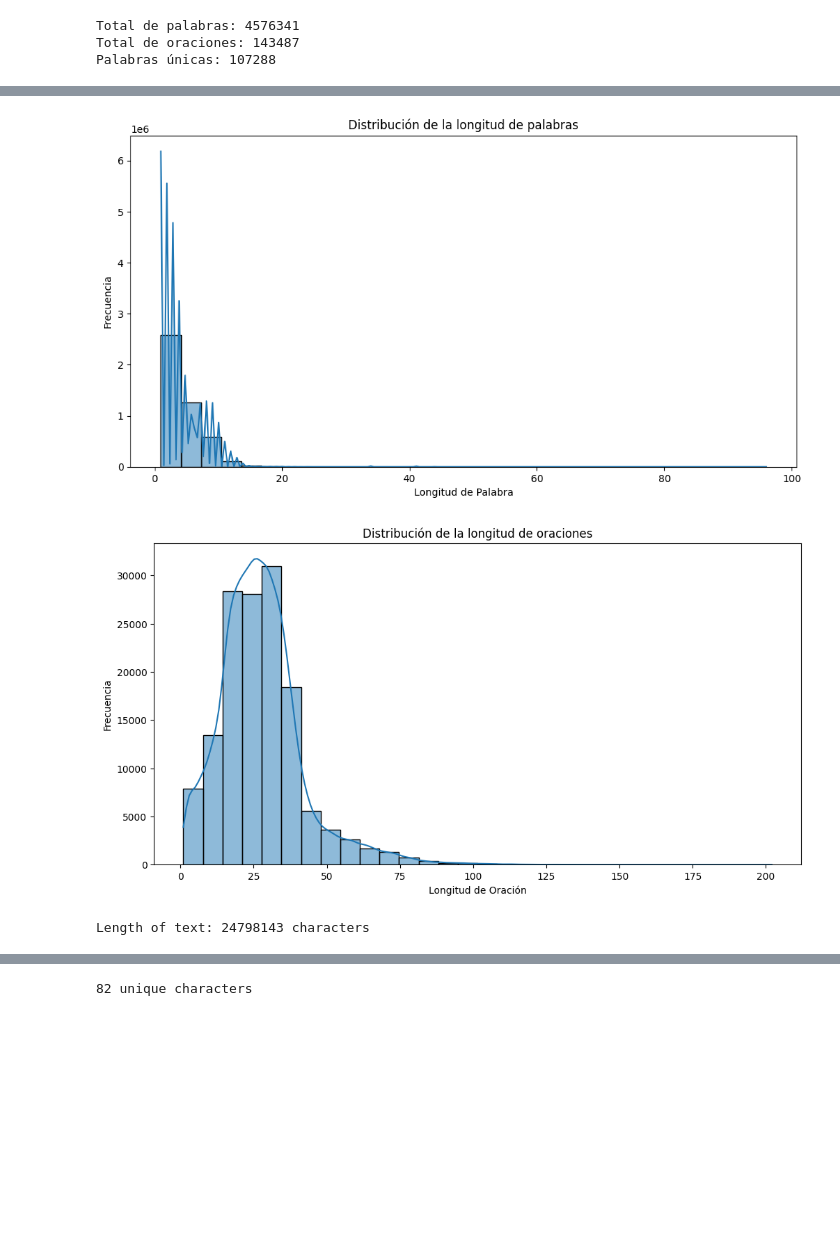
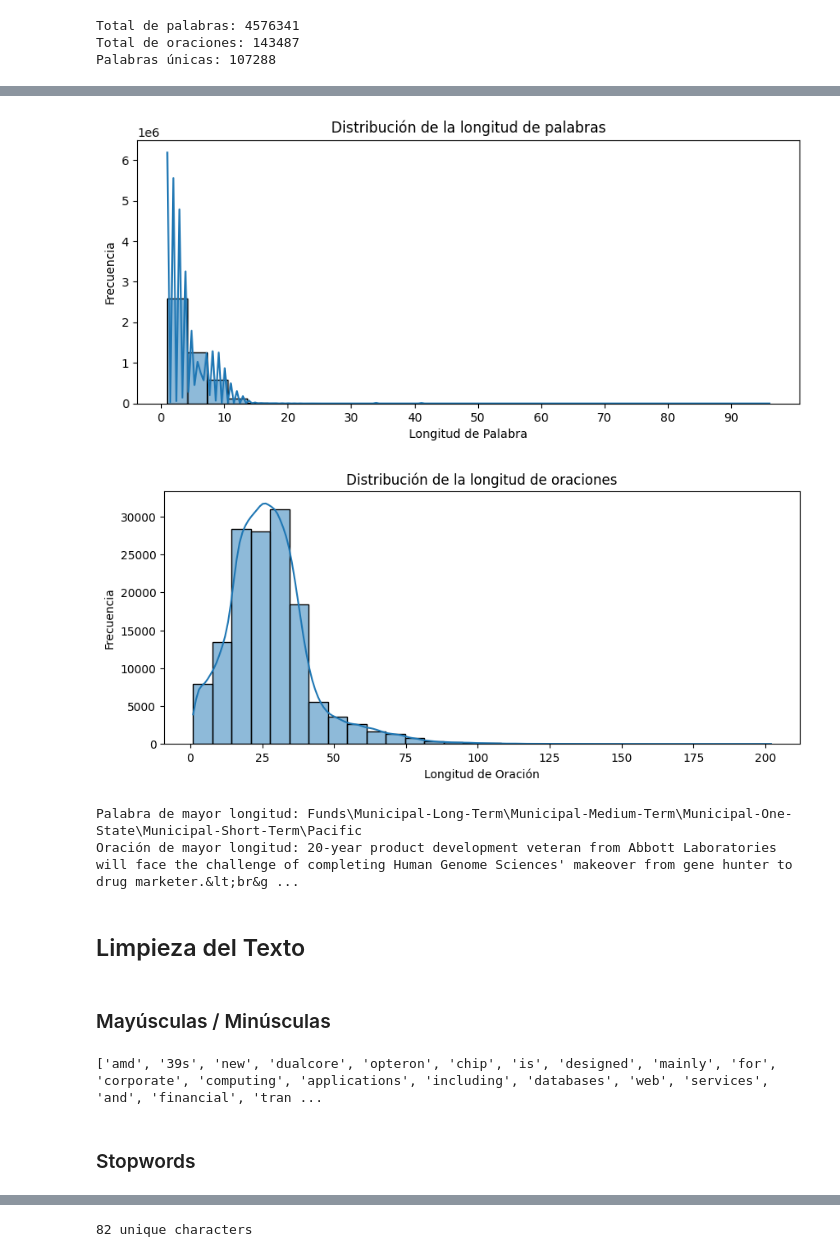
Before and after one commit to MiguelMussi/AAII_TP2, a Jupyter notebook: Problema_2.ipynb, the cells around one changed output, grey strips where cells are left out. Cells and saved outputs as stored; diff of their text form; code cells hidden in the pictures; blank space fills up the shorter version.

```diff
--- a/Problema_2.ipynb
+++ b/Problema_2.ipynb
@@ -118,10 +156,10 @@ label:  0
 # %%
 # Función para extraer el texto del dataset
 def extract_text(data):
-    text = ''
+    texts = []
     for article, _ in data:
-        text += article.numpy().decode('utf-8') + ' '
-    return text
+        texts.append(article.numpy().decode('utf-8'))
+    return ' '.join(texts)
 
 # Extraer el texto de los conjuntos de entrenamiento y prueba
 train_text = extract_text(train_ds)
@@ -129,6 +167,3 @@ test_text = extract_text(val_ds)
 
 # Unir todos los textos en uno solo
 text = train_text + test_text
-
-# Mostrar una muestra del texto
-print(text[:500])
@@ -153,0 +212,6 @@ Palabras únicas: 107288
+# %%
+# Guardar tokenizaciones intermedias
+with open('words.pkl', 'rb') as f:
+    words = pickle.load(f)
+with open('sentences.pkl', 'rb') as f:
+    sentences = pickle.load(f)
@@ -177,29 +261,30 @@ plt.show()
 # %%
-# Longitud de las palabras
-word_lengths = [len(word) for word in words]
-
-# Longitud de las oraciones
-sentence_lengths = [len(sentence.split()) for sentence in sentences]
-
 # Graficar la distribución de la longitud de las palabras
-plt.figure(figsize=(12, 6))
+plt.figure(figsize=(10, 4))
 sns.histplot(word_lengths, bins=30, kde=True)
+plt.xticks(range(0, 100, 10))
 plt.title('Distribución de la longitud de palabras')
 plt.xlabel('Longitud de Palabra')
 plt.ylabel('Frecuencia')
 plt.show()
-
+print()
 # Graficar la distribución de la longitud de las oraciones
-plt.figure(figsize=(12, 6))
+plt.figure(figsize=(10, 4))
 sns.histplot(sentence_lengths, bins=30, kde=True)
 plt.title('Distribución de la longitud de oraciones')
 plt.xlabel('Longitud de Oración')
 plt.ylabel('Frecuencia')
 plt.show()
 # %% [output]
-[figure, old version]
+[figure, new version]
-[figure, old version]
+[figure, new version]
-# %%
-print(f'Length of text: {len(text)} characters')
-# %% [output]
-Length of text: 24798143 characters
+# %%
+print('Palabra de mayor longitud:', max(words, key=len))
+print('Oración de mayor longitud:', max(sentences, key=len))
+# %% [output]
+Palabra de mayor longitud: Funds\Municipal-Long-Term\Municipal-Medium-Term\Municipal-One-State\Municipal-Short-Term\Pacific
+Oración de mayor longitud: 20-year product development veteran from Abbott Laboratories will face the challenge of completing Human Genome Sciences' makeover from gene hunter to drug marketer.&lt;br&g ...
+# %% [markdown]
+## Limpieza del Texto
+# %% [markdown]
+### Mayúsculas / Minúsculas
@@ -205,0 +303,11 @@ Length of text: 24798143 characters
+# %%
+# Aplicar la limpieza al texto concatenado
+max_word_length = 15
+cleaned_text = clean_text_with_length_filter(text, max_word_length)
+
+# Mostrar una muestra del texto limpio
+print(cleaned_text[:500])
+# %% [output]
+['amd', '39s', 'new', 'dualcore', 'opteron', 'chip', 'is', 'designed', 'mainly', 'for', 'corporate', 'computing', 'applications', 'including', 'databases', 'web', 'services', 'and', 'financial', 'tran ...
+# %% [markdown]
+### Stopwords
```
Also changed, not shown: parts of 59 cells of this notebook.
